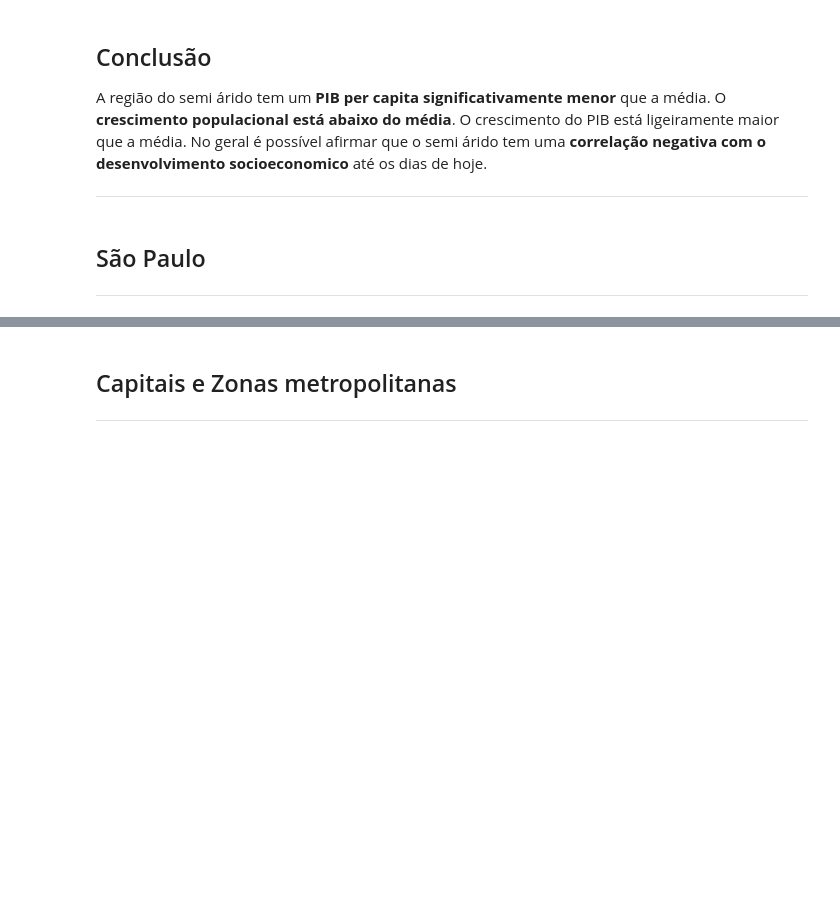
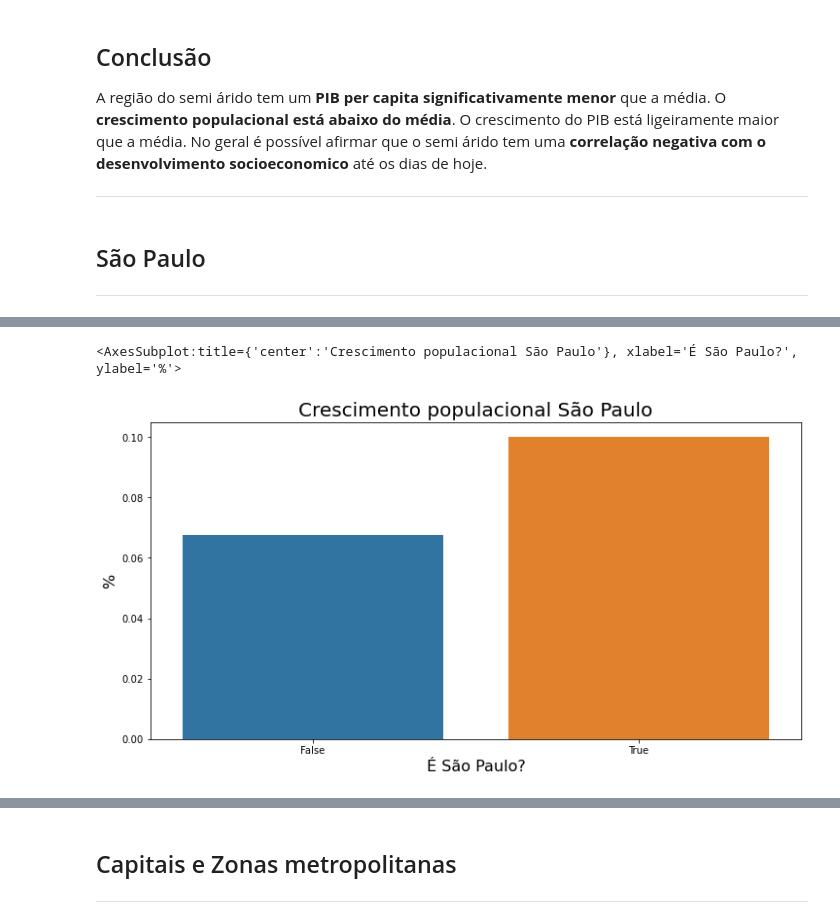
Before and after one commit to pliniocampinas/scrap-fiis-brs, a Jupyter notebook: notebooks/analise-cities.ipynb, the cells around one changed output, grey strips where cells are left out. Drawn from its saved outputs; the diff is of its cells as text; code cells hidden in the pictures; blank space fills up the shorter version.

```diff
--- a/notebooks/analise-cities.ipynb
+++ b/notebooks/analise-cities.ipynb
@@ -518,0 +543,10 @@ A região do semi árido tem um **PIB per capita significativamente menor** que
+# %%
+ax = sns.barplot(data=dados_2019_sao_paulo_growth_means, x='is_sao_paulo', y='population_growth_percent', orient='v')
+ax.figure.set_size_inches(12, 6)
+ax.set_title('Crescimento populacional São Paulo', fontsize=20)
+ax.set_ylabel('%', fontsize=16)
+ax.set_xlabel('É São Paulo?', fontsize=16)
+ax
+# %% [output]
+<AxesSubplot:title={'center':'Crescimento populacional São Paulo'}, xlabel='É São Paulo?', ylabel='%'>
+[figure, added]
```
Also changed, not shown: parts of 22 cells of this notebook.
